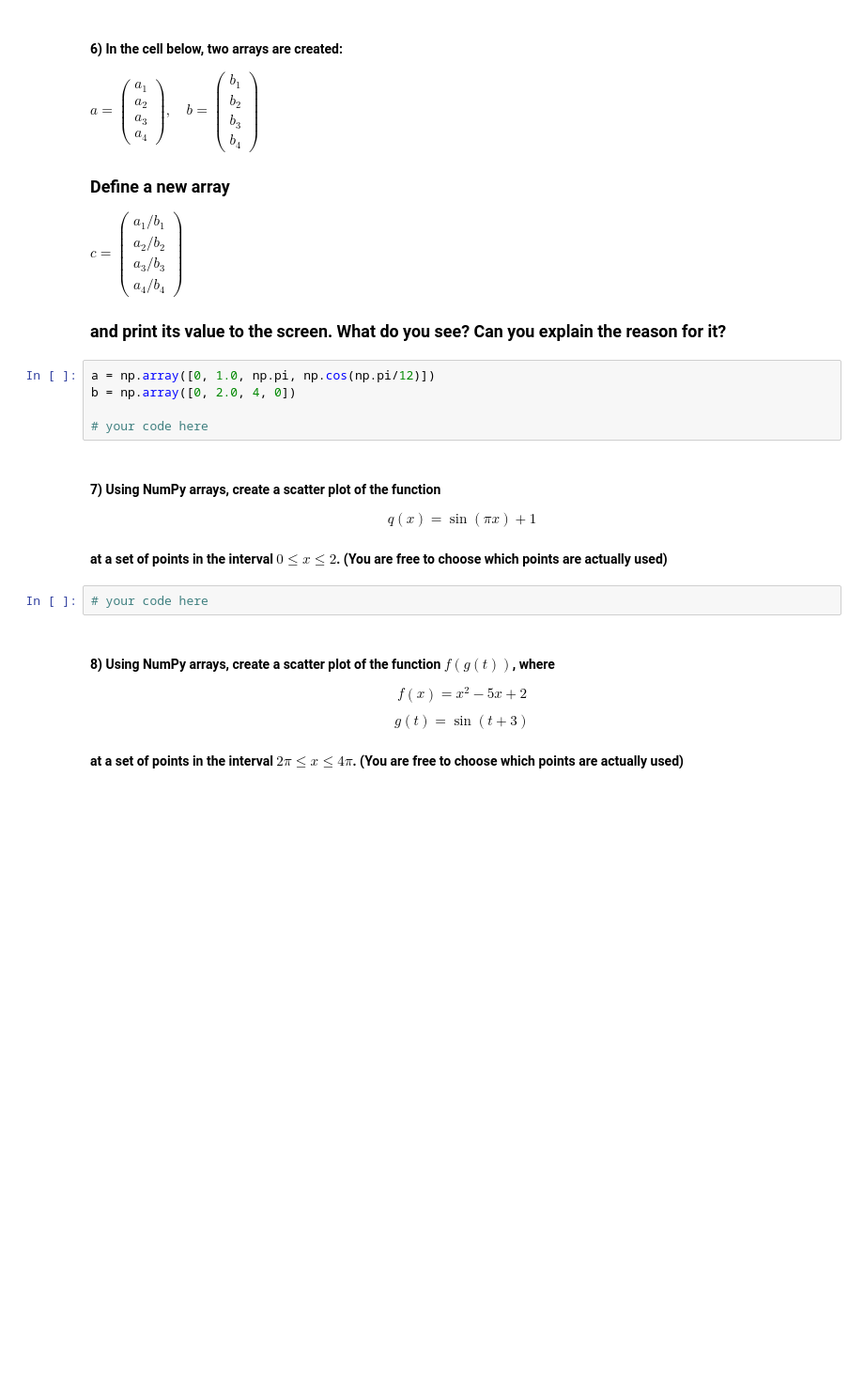
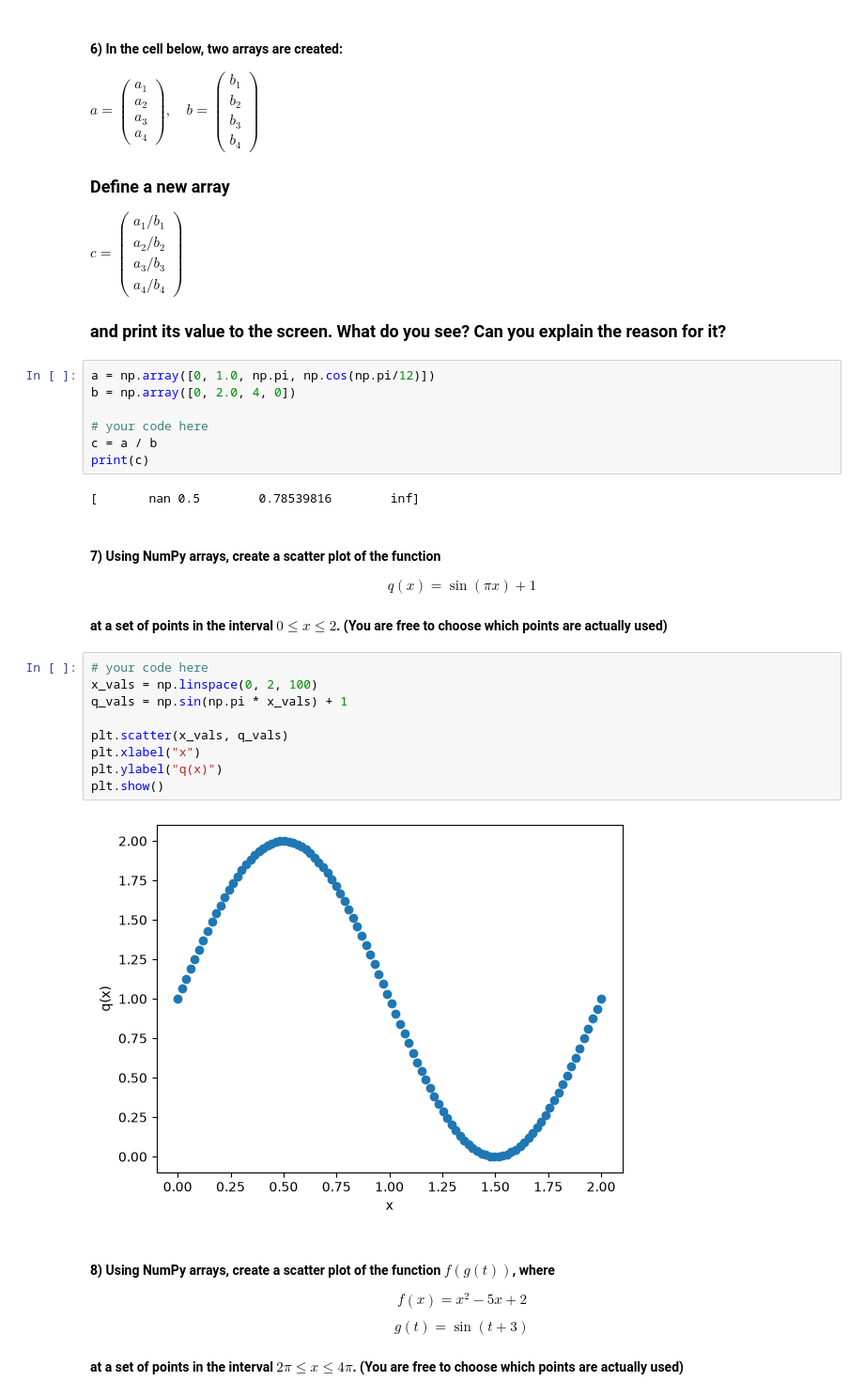
Before and after one commit to astrofs/datasci185fall2026, a Jupyter notebook: Lecture_05_Libraries_and_Specialized_Functions/Lecture5 copy.ipynb, the cells around one changed output. Shown at 94% size. Saved outputs shown, nothing was run; the diff lists cells and outputs as text; blank space fills up the shorter version.

```diff
--- a/Lecture_05_Libraries_and_Specialized_Functions/Lecture5 copy.ipynb
+++ b/Lecture_05_Libraries_and_Specialized_Functions/Lecture5 copy.ipynb
@@ -677,14 +715,27 @@ a = np.array([0, 1.0, np.pi, np.cos(np.pi/12)])
 b = np.array([0, 2.0, 4, 0])
 
 # your code here
+c = a / b
+print(c)
+# %% [output]
+[       nan 0.5        0.78539816        inf]
 # %% [markdown]
 #### **7)** Using NumPy arrays, create a scatter plot of the function
 
 $$q(x) = \sin(\pi x) + 1$$
 
 #### at a set of points in the interval $0 \leq x \leq 2$. (You are free to choose which points are actually used)
-# %%
-# your code here
+# %%
+# your code here
+x_vals = np.linspace(0, 2, 100)
+q_vals = np.sin(np.pi * x_vals) + 1
+
+plt.scatter(x_vals, q_vals)
+plt.xlabel("x")
+plt.ylabel("q(x)")
+plt.show()
+# %% [output]
+[figure, added]
 # %% [markdown]
 #### **8)** Using NumPy arrays, create a scatter plot of the function $f(g(t))$, where
 
```
Also changed, not shown: parts of 15 cells of this notebook, 3 other files.
